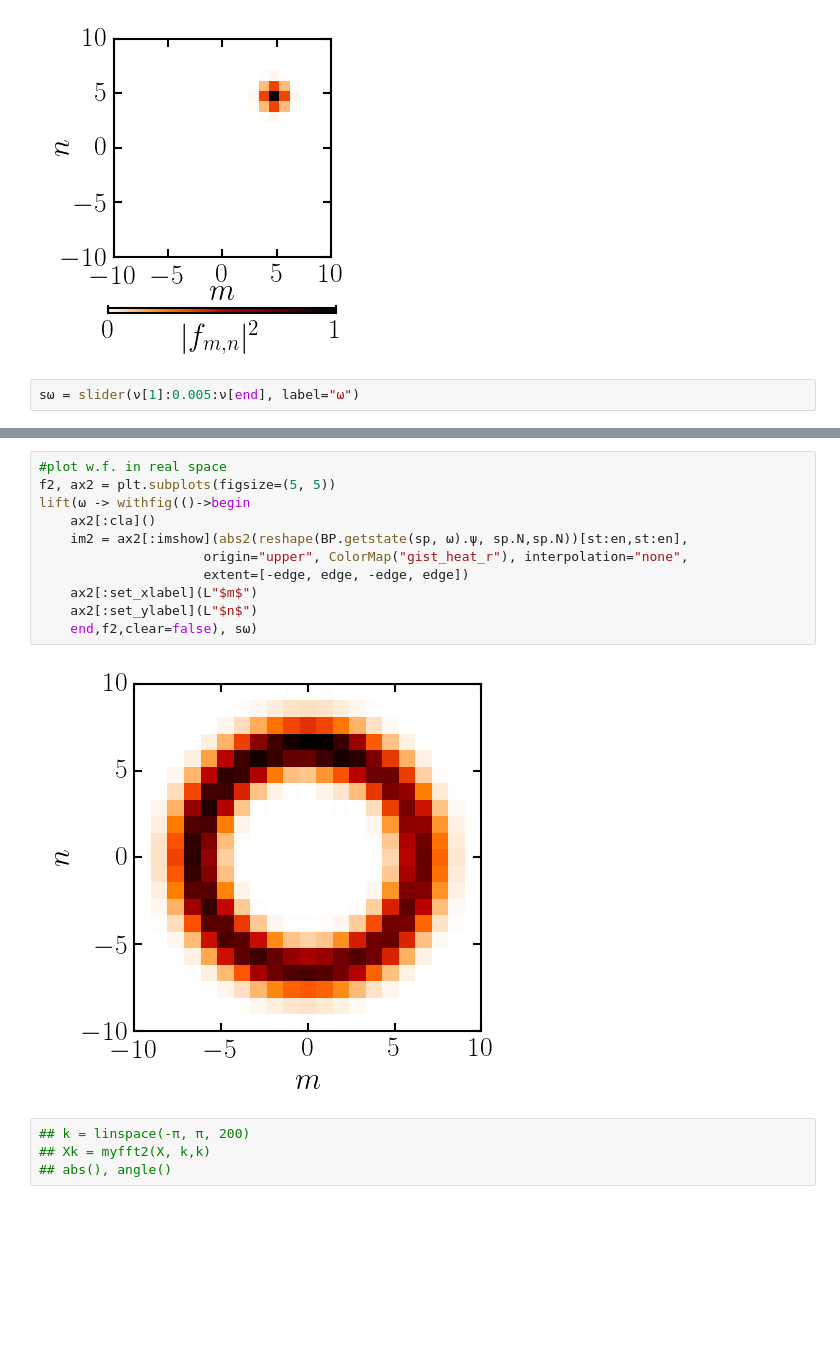
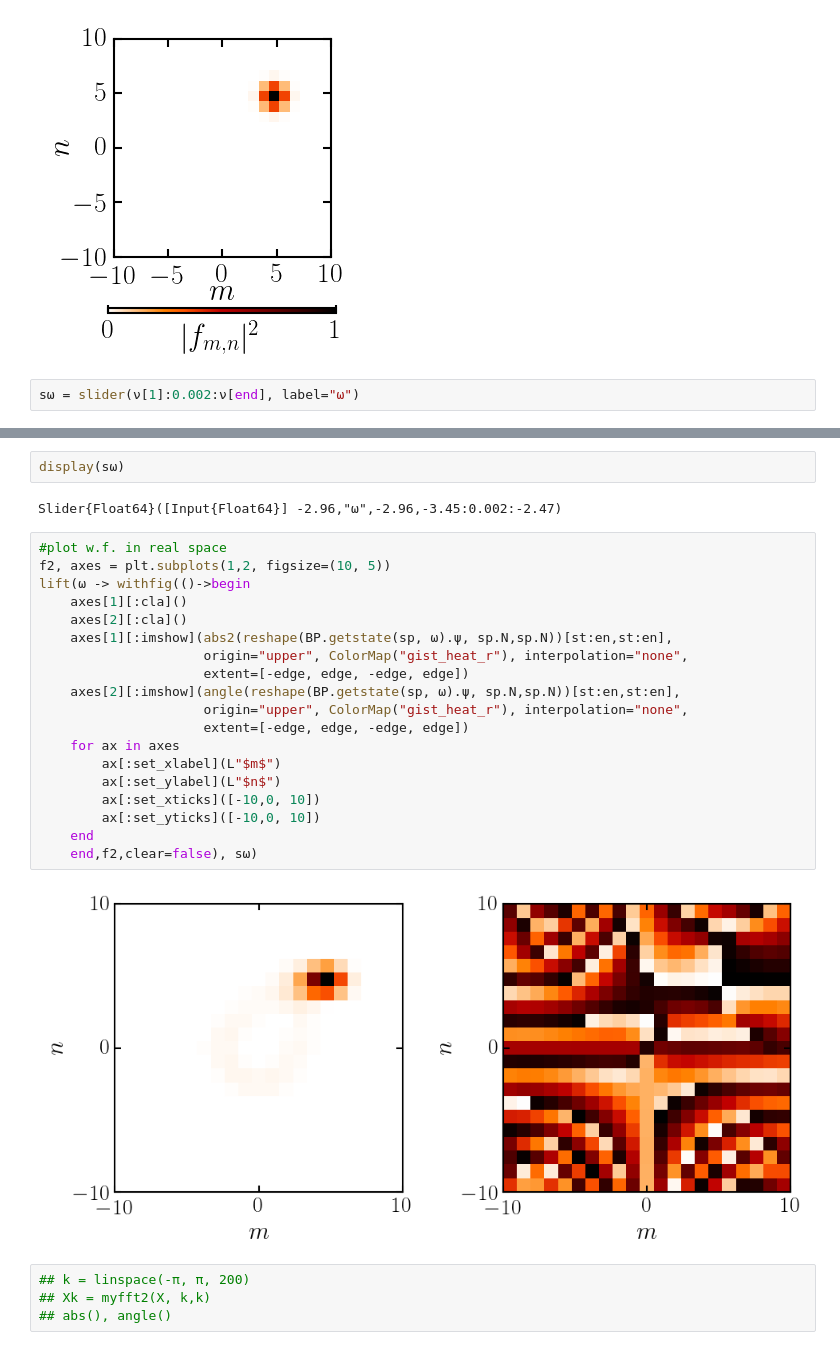
Before and after one commit to berceanu/topo-photon, a Jupyter notebook: anc/exploratory.ipynb, the cells around one changed output, grey strips where cells are left out. Drawn from its saved outputs; the diff is of its cells as text; blank space fills up the shorter version.

```diff
--- a/anc/exploratory.ipynb
+++ b/anc/exploratory.ipynb
@@ -63,5 +58,5 @@ cbar[:solids][:set_edgecolor]("face")
 # %% [output]
 [figure]
 # %%
-sω = slider(ν[1]:0.005:ν[end], label="ω")
+sω = slider(ν[1]:0.002:ν[end], label="ω")
 # %% [output]
@@ -82,16 +77,28 @@ lift(ω -> withfig(()->begin
+# %%
+display(sω)
+# %% [output]
+Slider{Float64}([Input{Float64}] -2.96,"ω",-2.96,-3.45:0.002:-2.47)
 # %%
 #plot w.f. in real space
-f2, ax2 = plt.subplots(figsize=(5, 5))
+f2, axes = plt.subplots(1,2, figsize=(10, 5))
 lift(ω -> withfig(()->begin
-    ax2[:cla]()
-    im2 = ax2[:imshow](abs2(reshape(BP.getstate(sp, ω).ψ, sp.N,sp.N))[st:en,st:en],
+    axes[1][:cla]()
+    axes[2][:cla]()
+    axes[1][:imshow](abs2(reshape(BP.getstate(sp, ω).ψ, sp.N,sp.N))[st:en,st:en],
                      origin="upper", ColorMap("gist_heat_r"), interpolation="none",
                      extent=[-edge, edge, -edge, edge])
-    ax2[:set_xlabel](L"$m$")
-    ax2[:set_ylabel](L"$n$")
+    axes[2][:imshow](angle(reshape(BP.getstate(sp, ω).ψ, sp.N,sp.N))[st:en,st:en],
+                     origin="upper", ColorMap("gist_heat_r"), interpolation="none",
+                     extent=[-edge, edge, -edge, edge])
+    for ax in axes
+        ax[:set_xlabel](L"$m$")
+        ax[:set_ylabel](L"$n$")
+        ax[:set_xticks]([-10,0, 10])
+        ax[:set_yticks]([-10,0, 10])
+    end
     end,f2,clear=false), sω)
 # %% [output]
-[figure, old version]
+[figure, new version]
 # %%
 ## k = linspace(-π, π, 200)
 ## Xk = myfft2(X, k,k)
```
Also changed, not shown: parts of 10 cells of this notebook, 4 other files.
